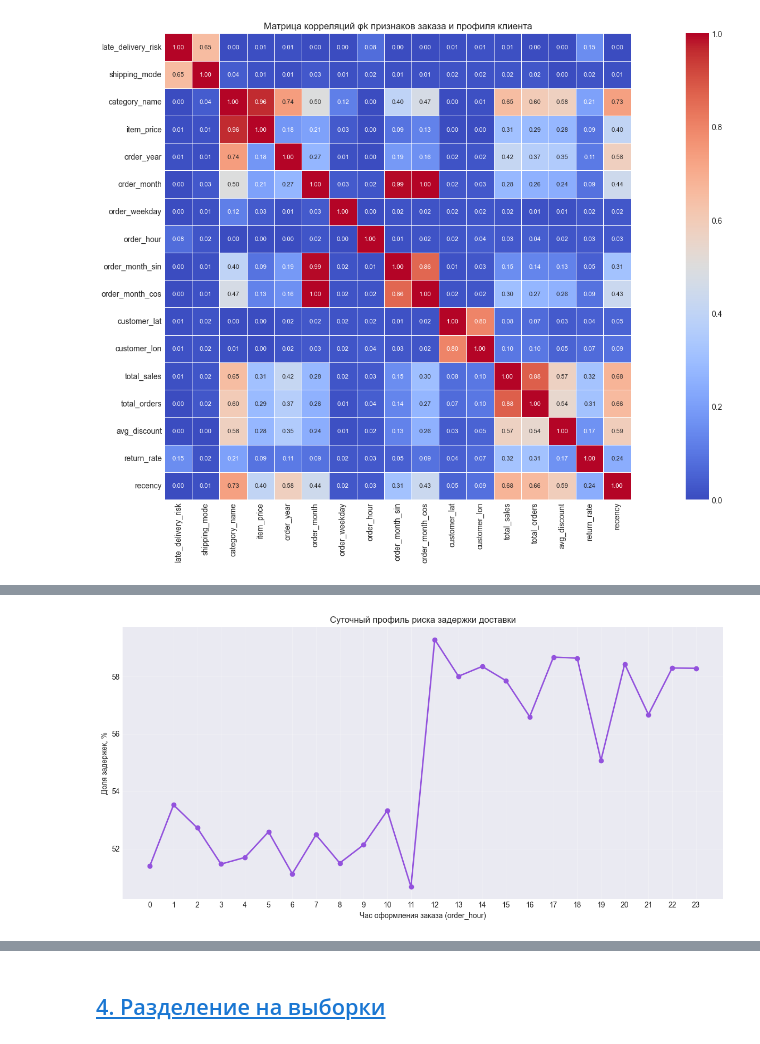
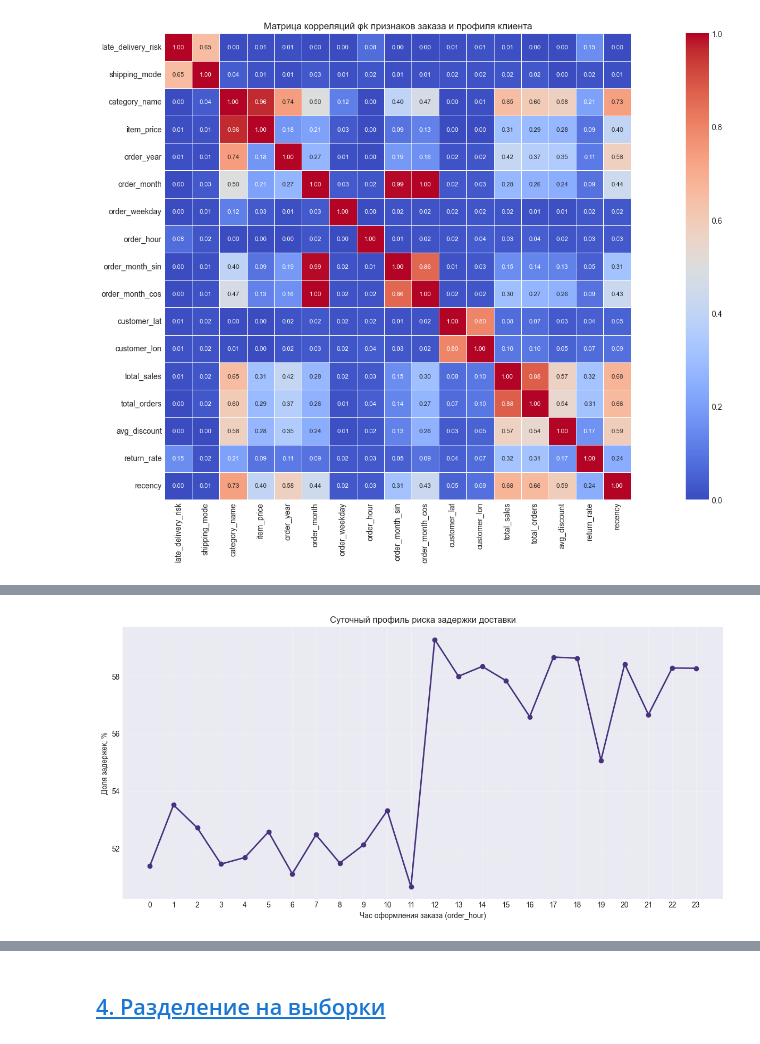
Before and after one commit to MEYakunin/Sprint18_Delivery_Delay_Prediction, a Jupyter notebook: Sprint18_Delivery_Delay_Prediction_Yakunin_Mikl.ipynb, the cells around one changed output, grey strips where cells are left out. Saved outputs shown, nothing was run; the diff lists cells and outputs as text; code cells hidden in the pictures.

```diff
--- a/Sprint18_Delivery_Delay_Prediction_Yakunin_Mikl.ipynb
+++ b/Sprint18_Delivery_Delay_Prediction_Yakunin_Mikl.ipynb
@@ -699,17 +701,17 @@ plt.show()
 # %%
-# График 3: доля задержек по часу оформления заказа
+# Строим диаграмму доли задержки по часу оформления заказа
 hour_stats = (df_eda_merge.groupby('order_hour')['late_delivery_risk']
                    .agg(Доля_задержек='mean', Заказов='count'))
 
 fig, ax = plt.subplots(figsize=(12, 6))
-ax.plot(hour_stats.index, hour_stats['Доля_задержек'] * 100,
-        marker='o', color='#9352DD', linewidth=2, markersize=6)
+ax.plot(hour_stats.index, hour_stats['Доля_задержек'] * 100, marker='o', linewidth=2, markersize=6)
+
 ax.set_xlabel('Час оформления заказа (order_hour)')
 ax.set_ylabel('Доля задержек, %')
 ax.set_xticks(range(0, 24))
 ax.set_title('Суточный профиль риска задержки доставки')
 plt.grid(True, alpha=0.3)
 plt.tight_layout()
 plt.show()
 # %% [output]
-[figure, old version]
+[figure, new version]
```
Also changed, not shown: parts of 8 cells of this notebook.
